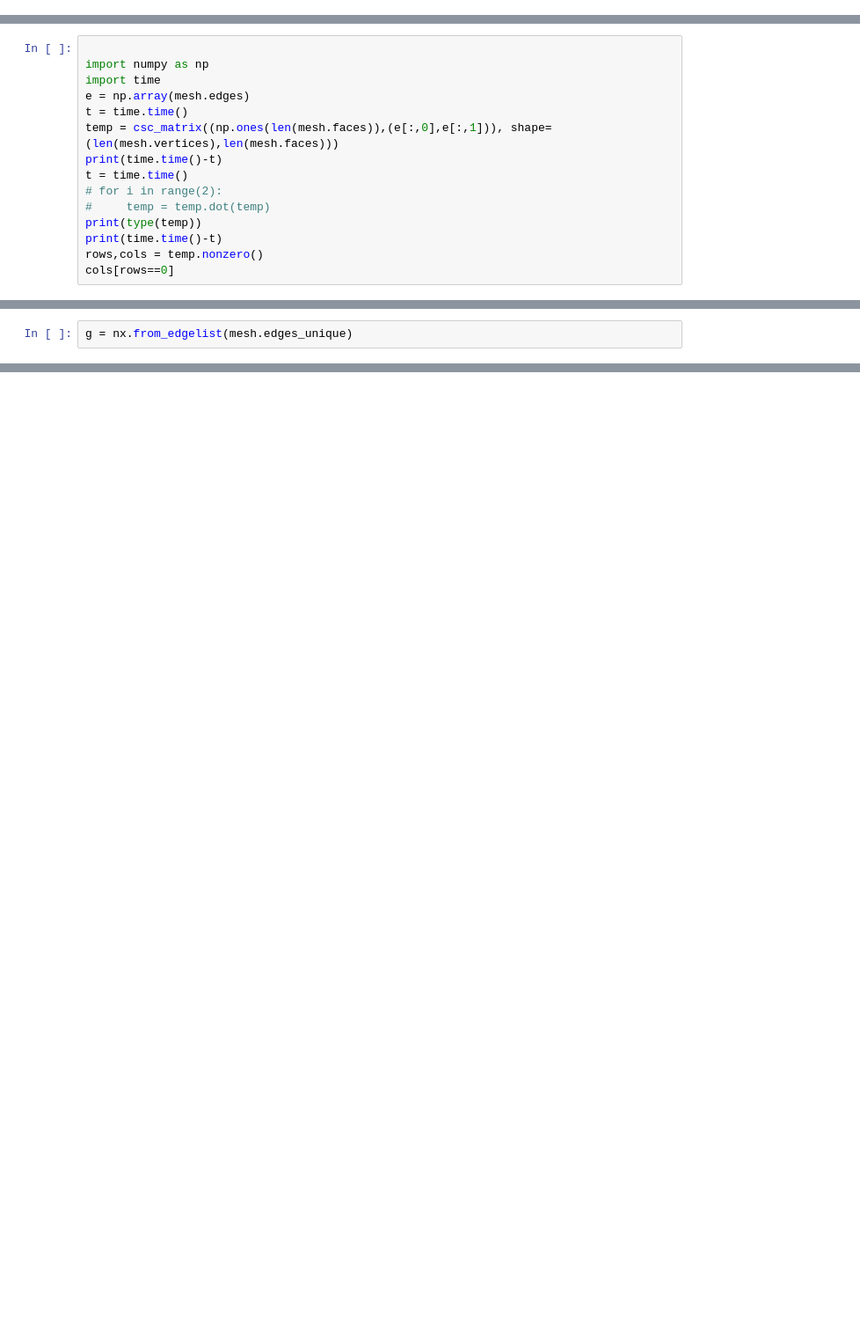
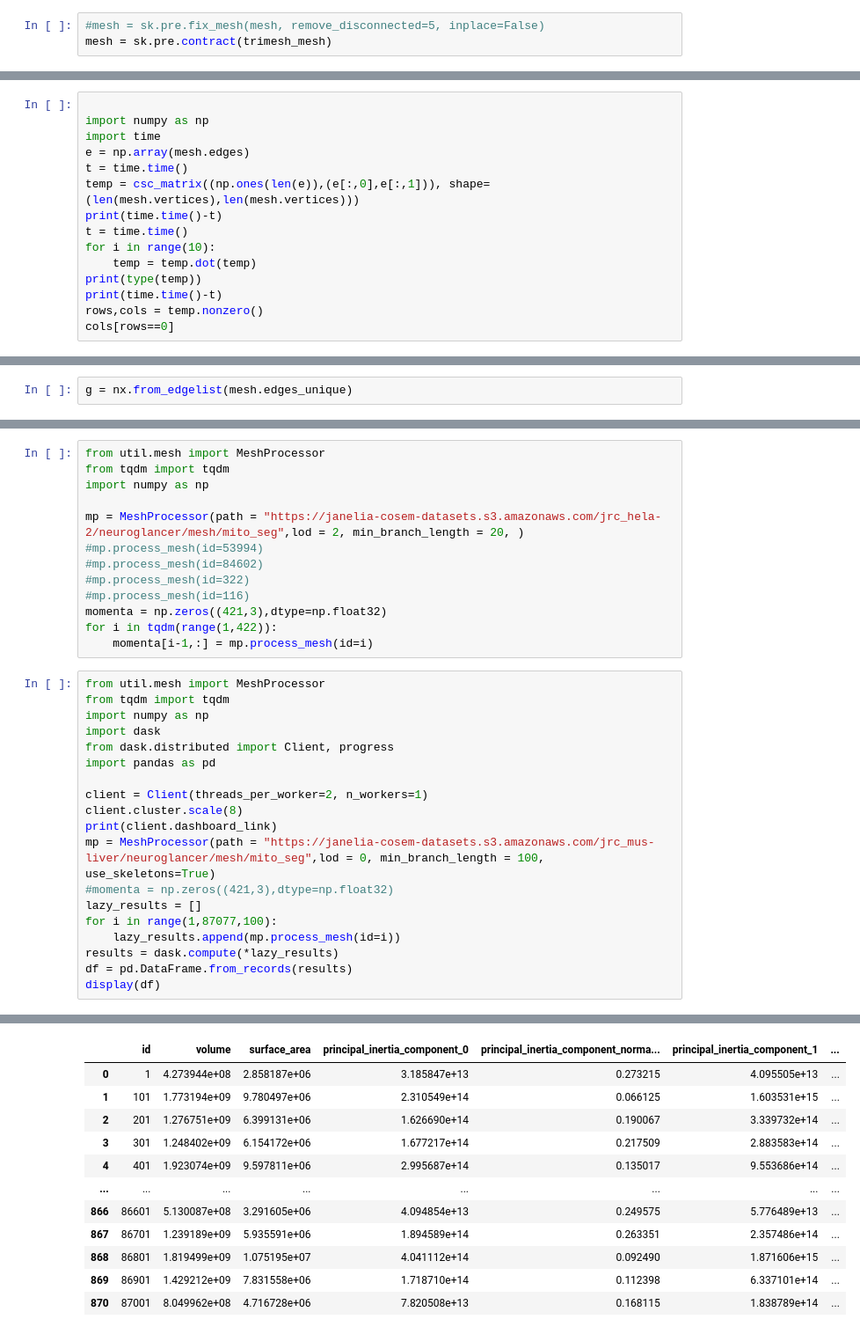
Before and after one commit to davidackerman/mesh_playground, a Jupyter notebook: playground.ipynb, the cells around one changed output, grey strips where cells are left out. Shown at 88% size. Saved outputs shown, nothing was run; the diff lists cells and outputs as text; blank space fills up the shorter version.

Commit message:
update code, especially for working with eg. mito

```diff
--- a/playground.ipynb
+++ b/playground.ipynb
@@ -8,0 +12,3 @@ g = nx.from_edgelist(mesh.edges_unique)
+# %%
+#mesh = sk.pre.fix_mesh(mesh, remove_disconnected=5, inplace=False)
+mesh = sk.pre.contract(trimesh_mesh)
@@ -21,11 +47,11 @@ import numpy as np
 import time
 e = np.array(mesh.edges)
 t = time.time()
-temp = csc_matrix((np.ones(len(mesh.faces)),(e[:,0],e[:,1])), shape=(len(mesh.vertices),len(mesh.faces)))
+temp = csc_matrix((np.ones(len(e)),(e[:,0],e[:,1])), shape=(len(mesh.vertices),len(mesh.vertices)))
 print(time.time()-t)
 t = time.time()
-# for i in range(2):
-#     temp = temp.dot(temp)
+for i in range(10):
+    temp = temp.dot(temp)
 print(type(temp))
 print(time.time()-t)
 rows,cols = temp.nonzero()
@@ -72,0 +102,33 @@ print(a)
+# %%
+from util.mesh import MeshProcessor
+from tqdm import tqdm
+import numpy as np
+
+mp = MeshProcessor(path = "https://janelia-cosem-datasets.s3.amazonaws.com/jrc_hela-2/neuroglancer/mesh/mito_seg",lod = 2, min_branch_length = 20, )
+#mp.process_mesh(id=53994)
+#mp.process_mesh(id=84602)
+#mp.process_mesh(id=322)
+#mp.process_mesh(id=116)
+momenta = np.zeros((421,3),dtype=np.float32)
+for i in tqdm(range(1,422)):
+    momenta[i-1,:] = mp.process_mesh(id=i)
+# %%
+from util.mesh import MeshProcessor
+from tqdm import tqdm
+import numpy as np
+import dask
+from dask.distributed import Client, progress
+import pandas as pd
+
+client = Client(threads_per_worker=2, n_workers=1)
+client.cluster.scale(8)
+print(client.dashboard_link)
+mp = MeshProcessor(path = "https://janelia-cosem-datasets.s3.amazonaws.com/jrc_mus-liver/neuroglancer/mesh/mito_seg",lod = 0, min_branch_length = 100, use_skeletons=True)
+#momenta = np.zeros((421,3),dtype=np.float32)
+lazy_results = []
+for i in range(1,87077,100):
+    lazy_results.append(mp.process_mesh(id=i))
+results = dask.compute(*lazy_results)
+df = pd.DataFrame.from_records(results)
+display(df)
+# %% [output]
@@ -72,0 +139,12 @@ print(a)
+|  | id | volume | surface_area | principal_inertia_component_0 | principal_inertia_component_norma... | principal_inertia_component_1 | ... |
+| 0 | 1 | 4.273944e+08 | 2.858187e+06 | 3.185847e+13 | 0.273215 | 4.095505e+13 | ... |
+| 1 | 101 | 1.773194e+09 | 9.780497e+06 | 2.310549e+14 | 0.066125 | 1.603531e+15 | ... |
+| 2 | 201 | 1.276751e+09 | 6.399131e+06 | 1.626690e+14 | 0.190067 | 3.339732e+14 | ... |
+| 3 | 301 | 1.248402e+09 | 6.154172e+06 | 1.677217e+14 | 0.217509 | 2.883583e+14 | ... |
+| 4 | 401 | 1.923074e+09 | 9.597811e+06 | 2.995687e+14 | 0.135017 | 9.553686e+14 | ... |
+| ... | ... | ... | ... | ... | ... | ... | ... |
+| 866 | 86601 | 5.130087e+08 | 3.291605e+06 | 4.094854e+13 | 0.249575 | 5.776489e+13 | ... |
+| 867 | 86701 | 1.239189e+09 | 5.935591e+06 | 1.894589e+14 | 0.263351 | 2.357486e+14 | ... |
+| 868 | 86801 | 1.819499e+09 | 1.075195e+07 | 4.041112e+14 | 0.092490 | 1.871606e+15 | ... |
+| 869 | 86901 | 1.429212e+09 | 7.831558e+06 | 1.718710e+14 | 0.112398 | 6.337101e+14 | ... |
+| 870 | 87001 | 8.049962e+08 | 4.716728e+06 | 7.820508e+13 | 0.168115 | 1.838789e+14 | ... |
```
Also changed, not shown: parts of 23 cells of this notebook, 3 other files.
